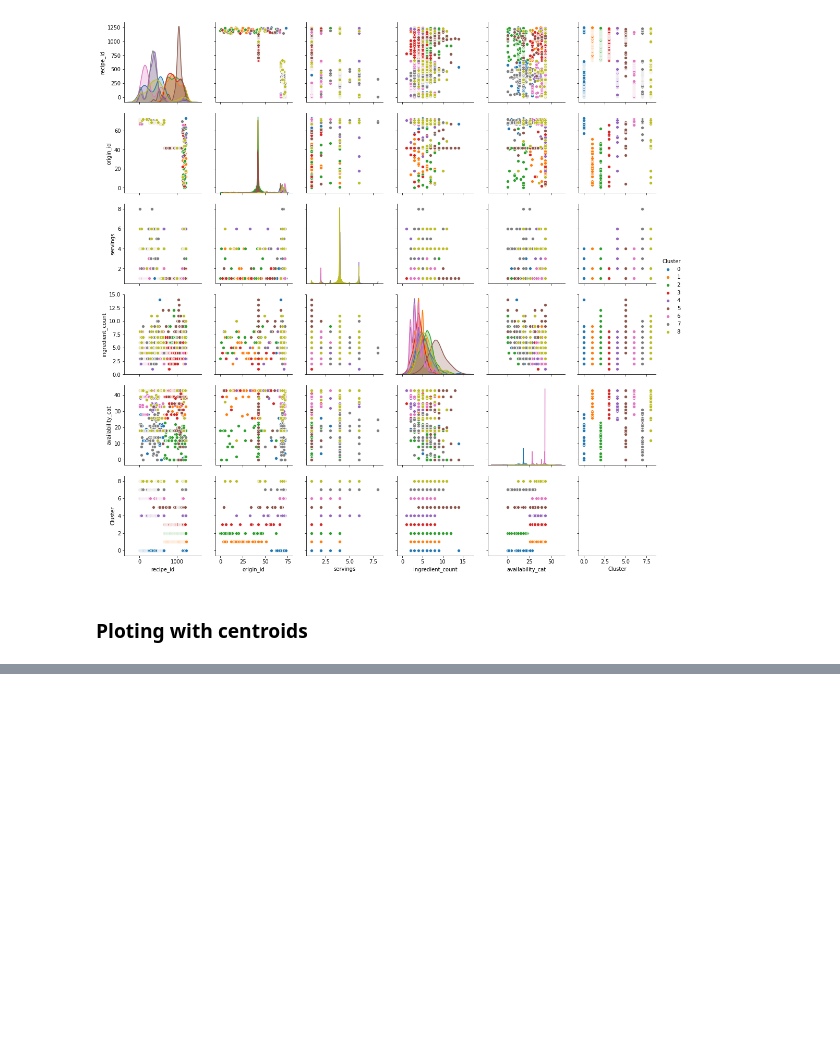
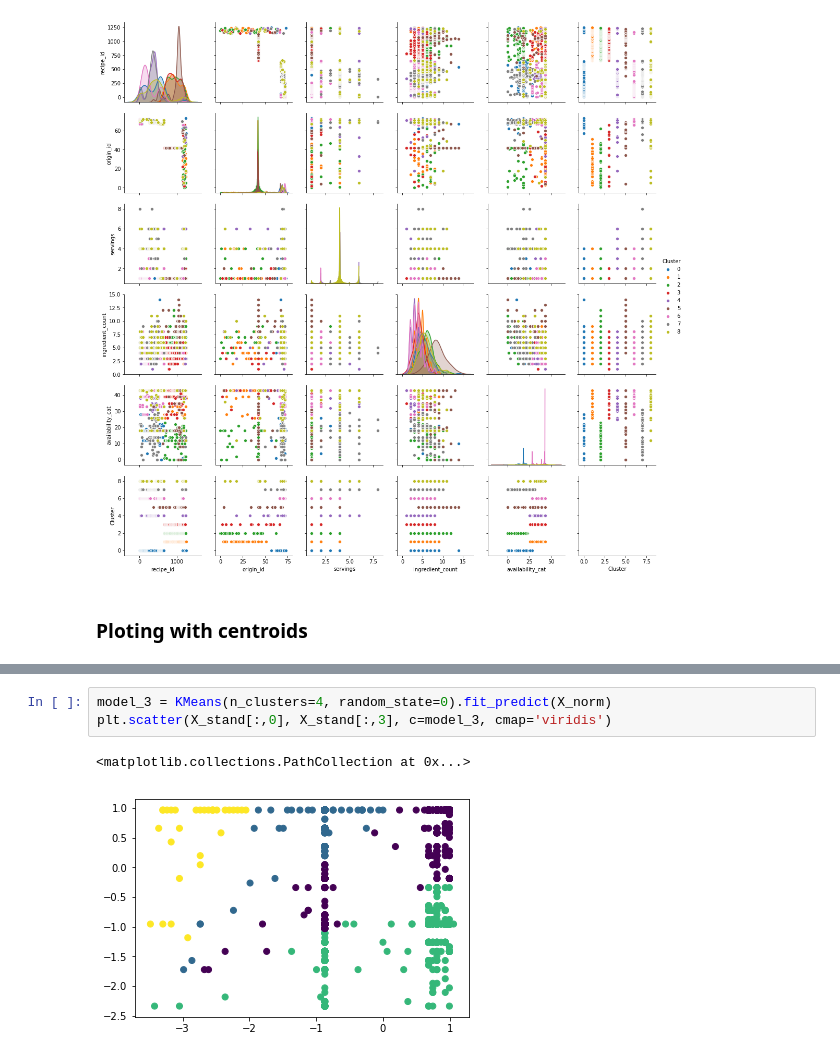
Before and after one commit to rezaadle/food-mama-project, a Jupyter notebook: mama-kmeans-unsupervised-clustering.ipynb, the cells around one changed output, grey strips where cells are left out. Saved outputs shown, nothing was run; the diff lists cells and outputs as text; blank space fills up the shorter version.

```diff
--- a/mama-kmeans-unsupervised-clustering.ipynb
+++ b/mama-kmeans-unsupervised-clustering.ipynb
@@ -285,0 +292,6 @@ plt.show()
+# %%
+model_3 = KMeans(n_clusters=4, random_state=0).fit_predict(X_norm)
+plt.scatter(X_stand[:,0], X_stand[:,3], c=model_3, cmap='viridis')
+# %% [output]
+<matplotlib.collections.PathCollection at 0x...>
+[figure, added]
```
Also changed, not shown: parts of 17 cells of this notebook.
